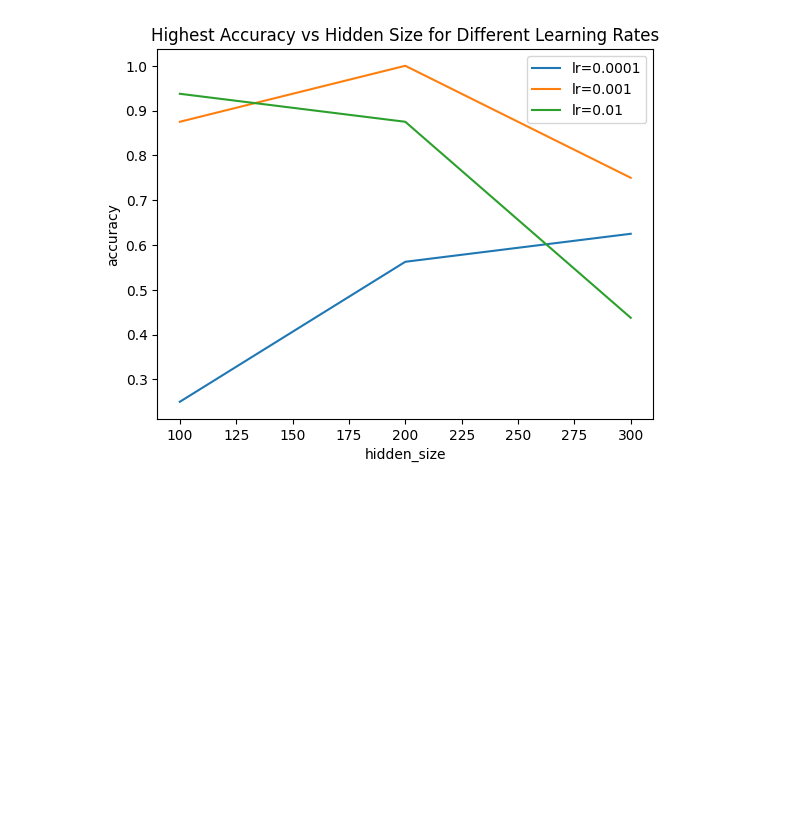
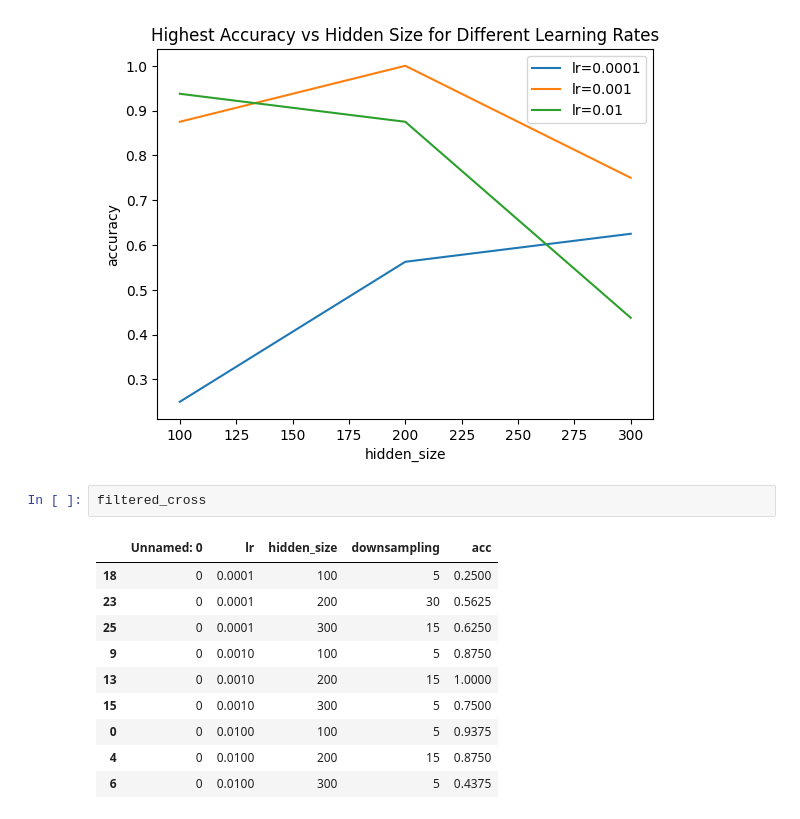
Before and after one commit to WeddiesAPP/PRDL2, a Jupyter notebook: evaluation.ipynb, the cells around one changed output. Saved outputs shown, nothing was run; the diff lists cells and outputs as text; blank space fills up the shorter version.

```diff
--- a/evaluation.ipynb
+++ b/evaluation.ipynb
@@ -52,6 +52,19 @@ ax.legend()
 plt.show()
 # %% [output]
 [figure]
+# %%
+filtered_cross
+# %% [output]
+|  | Unnamed: 0 | lr | hidden_size | downsampling | acc |
+| 18 | 0 | 0.0001 | 100 | 5 | 0.2500 |
+| 23 | 0 | 0.0001 | 200 | 30 | 0.5625 |
+| 25 | 0 | 0.0001 | 300 | 15 | 0.6250 |
+| 9 | 0 | 0.0010 | 100 | 5 | 0.8750 |
+| 13 | 0 | 0.0010 | 200 | 15 | 1.0000 |
+| 15 | 0 | 0.0010 | 300 | 5 | 0.7500 |
+| 0 | 0 | 0.0100 | 100 | 5 | 0.9375 |
+| 4 | 0 | 0.0100 | 200 | 15 | 0.8750 |
+| 6 | 0 | 0.0100 | 300 | 5 | 0.4375 |
 # %%
 # Keep rows with the highest accuracy for each combination of 'hidden_size' and 'lr'
 max_accuracy_indices_intra = intra.groupby(['lr', 'hidden_size'])['acc'].idxmax()
```
Also changed, not shown: parts of 3 cells of this notebook, 3 other files.
